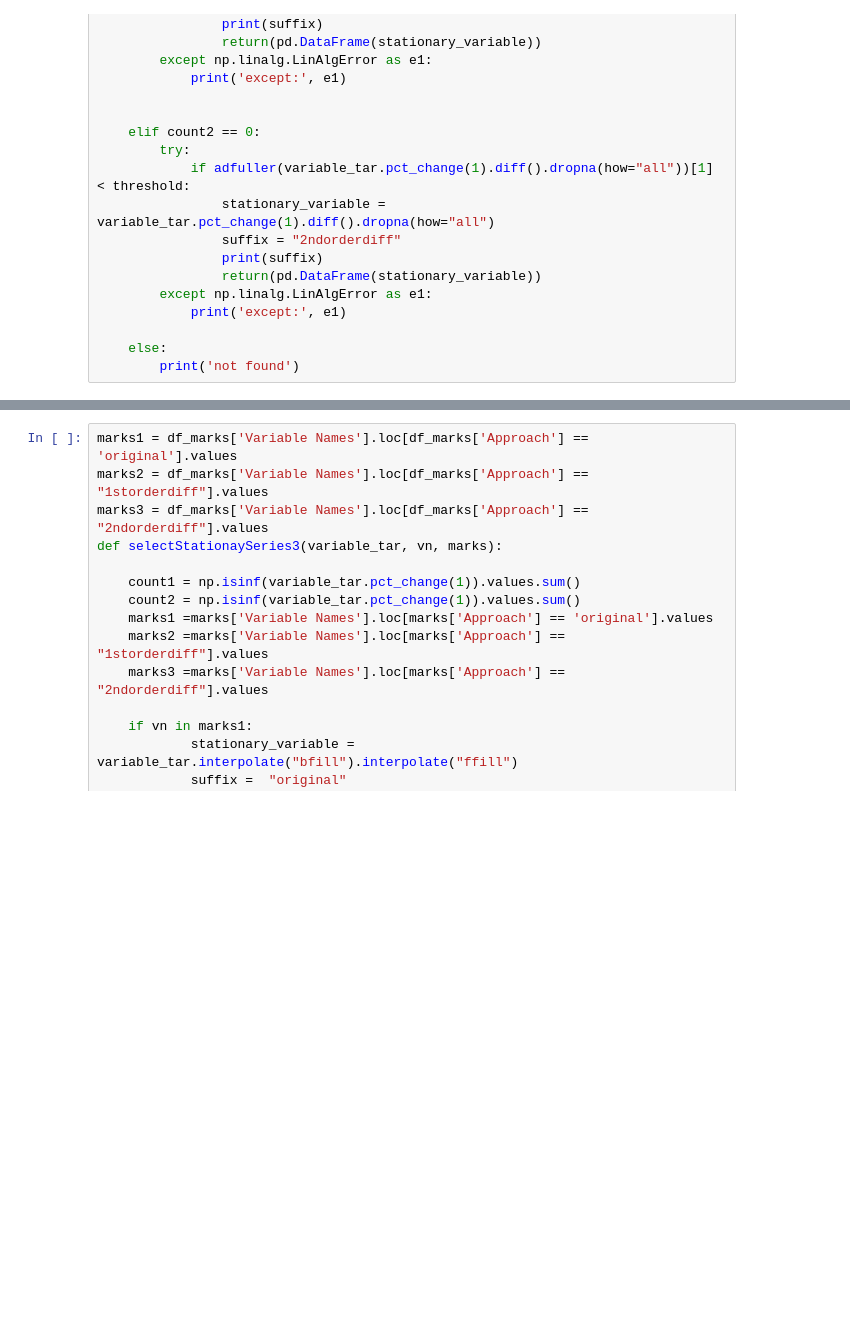
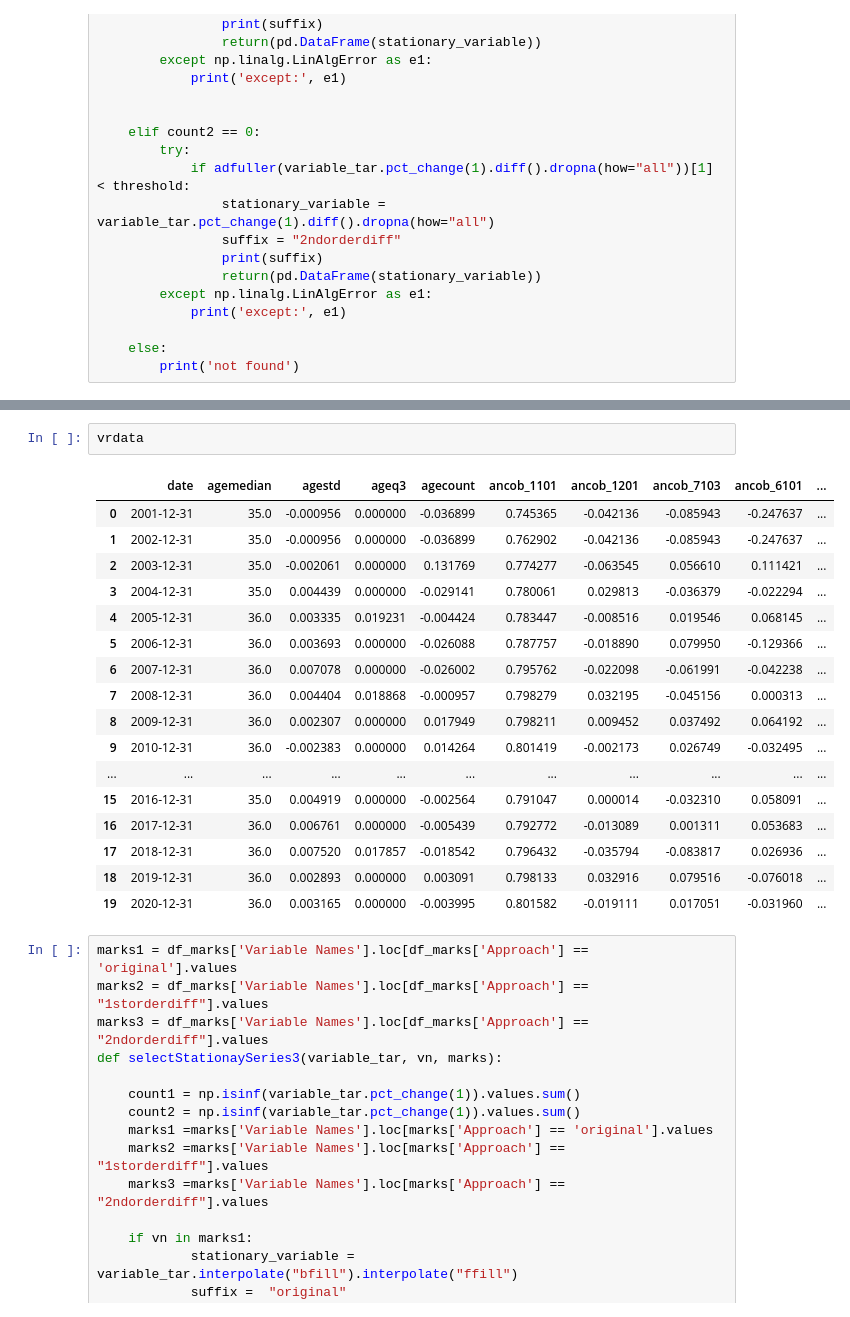
Before and after one commit to LyuLingfeng95/PhDProject1, a Jupyter notebook: Project1_p2.ipynb, the cells around one changed output, grey strips where cells are left out. Cells and saved outputs as stored; diff of their text form; blank space fills up the shorter version.

```diff
--- a/Project1_p2.ipynb
+++ b/Project1_p2.ipynb
@@ -368,3 +357,23 @@ not found
+# %%
+vrdata
+# %% [output]
+|  | date | agemedian | agestd | ageq3 | agecount | ancob_1101 | ancob_1201 | ancob_7103 | ancob_6101 | ... |
+| 0 | 2001-12-31 | 35.0 | -0.000956 | 0.000000 | -0.036899 | 0.745365 | -0.042136 | -0.085943 | -0.247637 | ... |
+| 1 | 2002-12-31 | 35.0 | -0.000956 | 0.000000 | -0.036899 | 0.762902 | -0.042136 | -0.085943 | -0.247637 | ... |
+| 2 | 2003-12-31 | 35.0 | -0.002061 | 0.000000 | 0.131769 | 0.774277 | -0.063545 | 0.056610 | 0.111421 | ... |
+| 3 | 2004-12-31 | 35.0 | 0.004439 | 0.000000 | -0.029141 | 0.780061 | 0.029813 | -0.036379 | -0.022294 | ... |
+| 4 | 2005-12-31 | 36.0 | 0.003335 | 0.019231 | -0.004424 | 0.783447 | -0.008516 | 0.019546 | 0.068145 | ... |
+| 5 | 2006-12-31 | 36.0 | 0.003693 | 0.000000 | -0.026088 | 0.787757 | -0.018890 | 0.079950 | -0.129366 | ... |
+| 6 | 2007-12-31 | 36.0 | 0.007078 | 0.000000 | -0.026002 | 0.795762 | -0.022098 | -0.061991 | -0.042238 | ... |
+| 7 | 2008-12-31 | 36.0 | 0.004404 | 0.018868 | -0.000957 | 0.798279 | 0.032195 | -0.045156 | 0.000313 | ... |
+| 8 | 2009-12-31 | 36.0 | 0.002307 | 0.000000 | 0.017949 | 0.798211 | 0.009452 | 0.037492 | 0.064192 | ... |
+| 9 | 2010-12-31 | 36.0 | -0.002383 | 0.000000 | 0.014264 | 0.801419 | -0.002173 | 0.026749 | -0.032495 | ... |
+| ... | ... | ... | ... | ... | ... | ... | ... | ... | ... | ... |
+| 15 | 2016-12-31 | 35.0 | 0.004919 | 0.000000 | -0.002564 | 0.791047 | 0.000014 | -0.032310 | 0.058091 | ... |
+| 16 | 2017-12-31 | 36.0 | 0.006761 | 0.000000 | -0.005439 | 0.792772 | -0.013089 | 0.001311 | 0.053683 | ... |
+| 17 | 2018-12-31 | 36.0 | 0.007520 | 0.017857 | -0.018542 | 0.796432 | -0.035794 | -0.083817 | 0.026936 | ... |
+| 18 | 2019-12-31 | 36.0 | 0.002893 | 0.000000 | 0.003091 | 0.798133 | 0.032916 | 0.079516 | -0.076018 | ... |
+| 19 | 2020-12-31 | 36.0 | 0.003165 | 0.000000 | -0.003995 | 0.801582 | -0.019111 | 0.017051 | -0.031960 | ... |
 # %%
 marks1 = df_marks['Variable Names'].loc[df_marks['Approach'] == 'original'].values
 marks2 = df_marks['Variable Names'].loc[df_marks['Approach'] == "1storderdiff"].values
```
Also changed, not shown: parts of 33 cells of this notebook.
